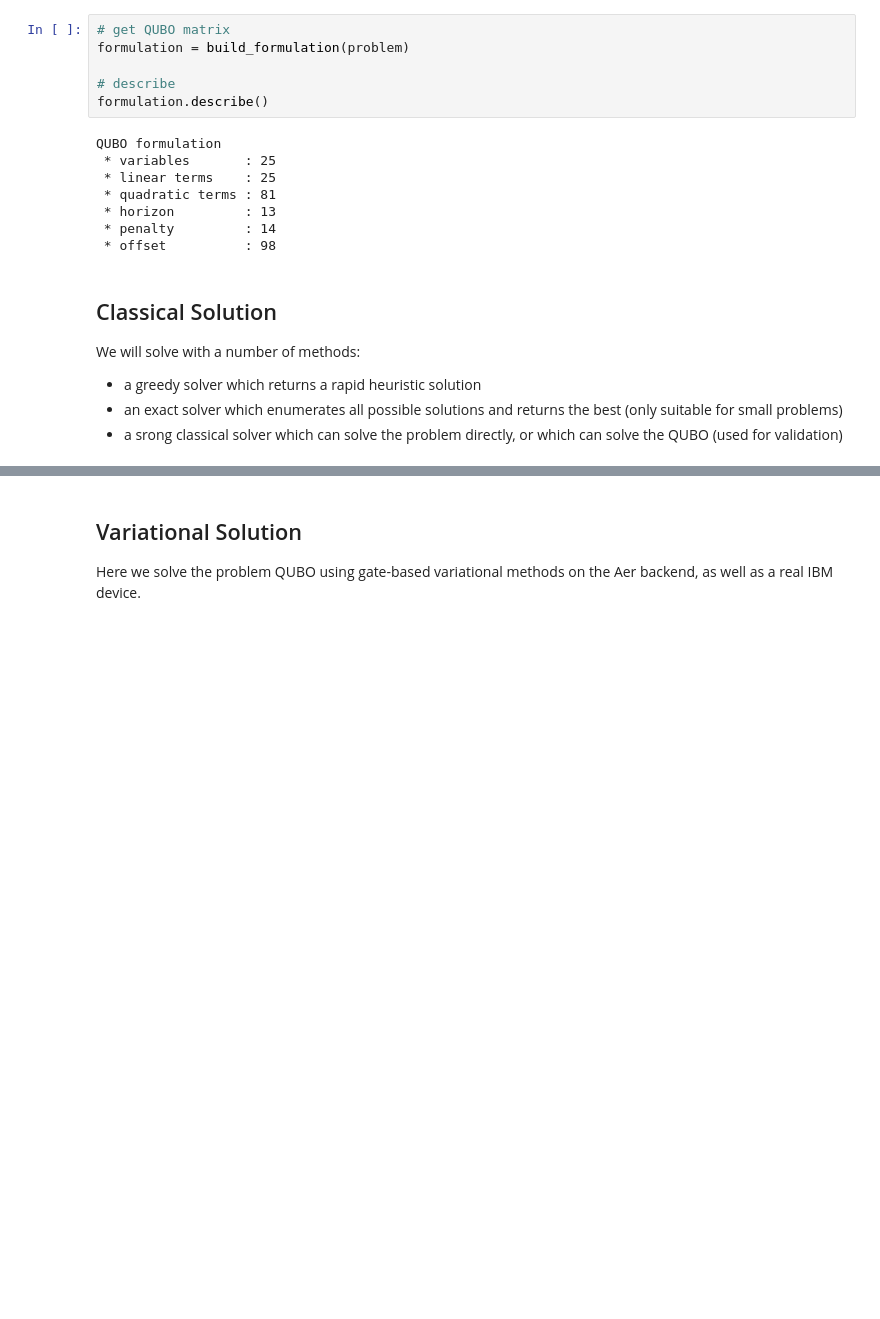
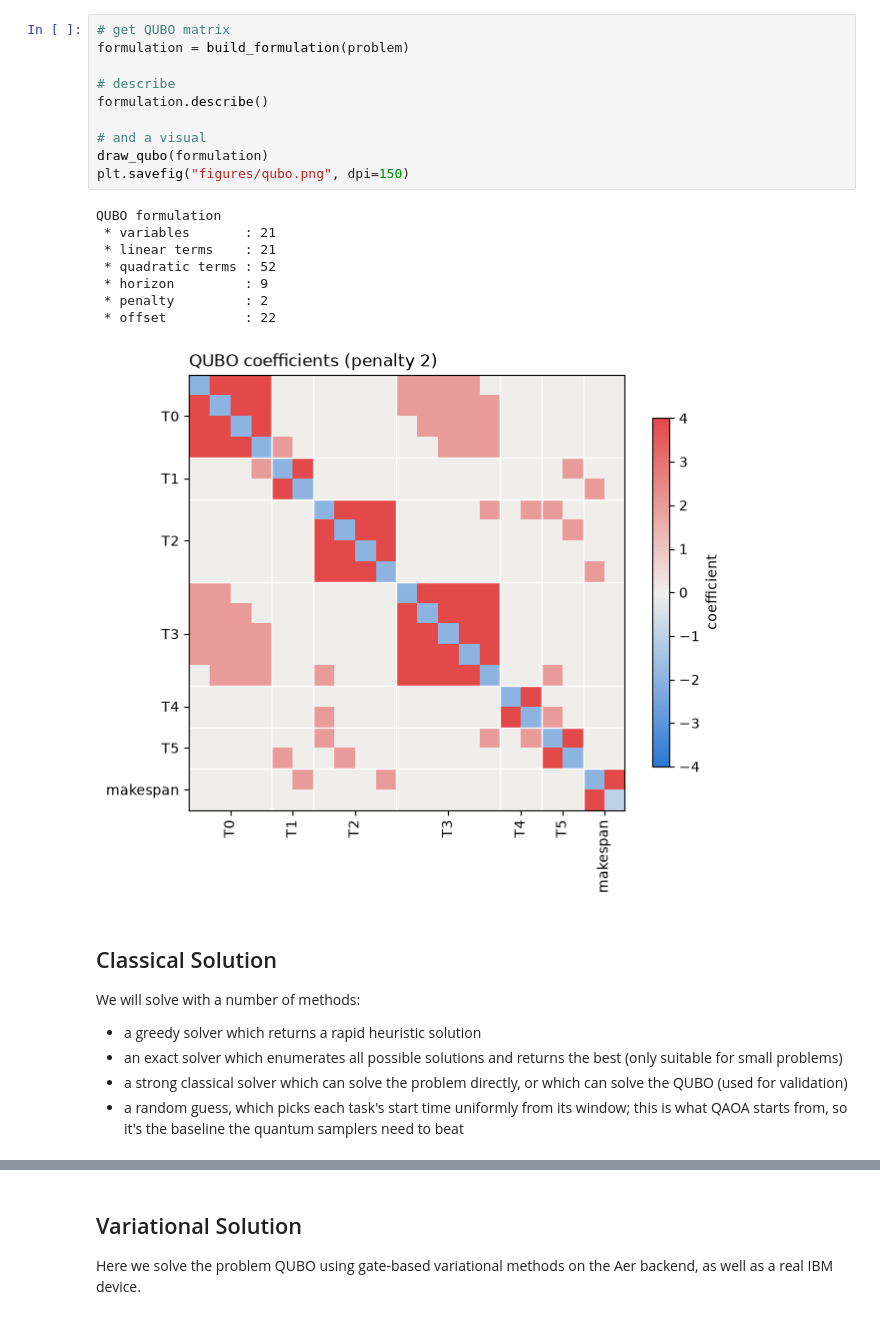
Before and after one commit to manavbabel/quantum-applications, a Jupyter notebook: job-shop-scheduling/job_shop_scheduling.ipynb, the cells around one changed output, grey strips where cells are left out. Drawn from its saved outputs; the diff is of its cells as text; blank space fills up the shorter version.

```diff
--- a/job-shop-scheduling/job_shop_scheduling.ipynb
+++ b/job-shop-scheduling/job_shop_scheduling.ipynb
@@ -124,17 +143,22 @@ Also note that this formulation conversion is carried out within each solver as
 # %%
 # get QUBO matrix
 formulation = build_formulation(problem)
 
 # describe
 formulation.describe()
+
+# and a visual
+draw_qubo(formulation)
+plt.savefig("figures/qubo.png", dpi=150)
 # %% [output]
 QUBO formulation
- * variables       : 25
- * linear terms    : 25
- * quadratic terms : 81
- * horizon         : 13
- * penalty         : 14
- * offset          : 98
+ * variables       : 21
+ * linear terms    : 21
+ * quadratic terms : 52
+ * horizon         : 9
+ * penalty         : 2
+ * offset          : 22
+[figure, added]
 # %% [markdown]
 ## Classical Solution
 
@@ -142,5 +166,6 @@ We will solve with a number of methods:
 
 - a greedy solver which returns a rapid heuristic solution
 - an exact solver which enumerates all possible solutions and returns the best (only suitable for small problems)
-- a srong classical solver which can solve the problem directly, or which can solve the QUBO (used for validation)
+- a strong classical solver which can solve the problem directly, or which can solve the QUBO (used for validation)
+- a random guess, which picks each task's start time uniformly from its window; this is what QAOA starts from, so it's the baseline the quantum samplers need to beat
 # %%
```
Also changed, not shown: parts of 26 cells of this notebook, 5 other files.
